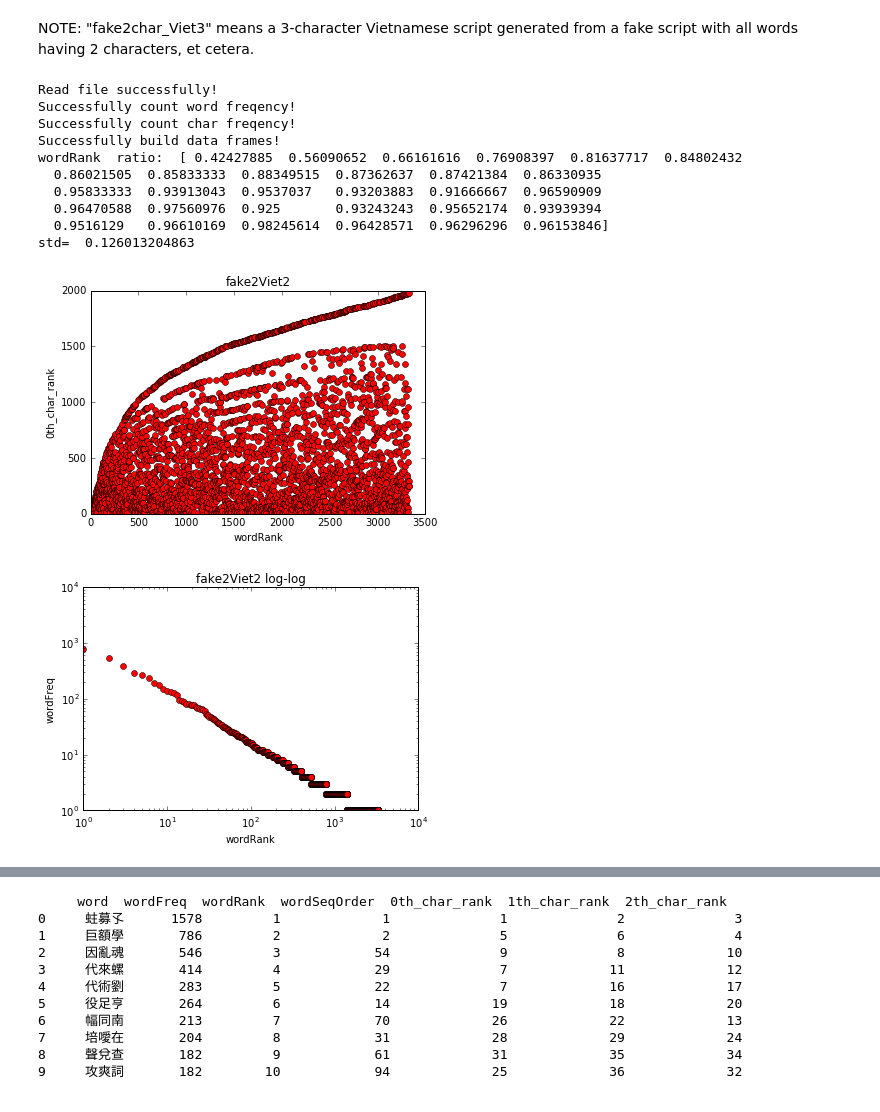
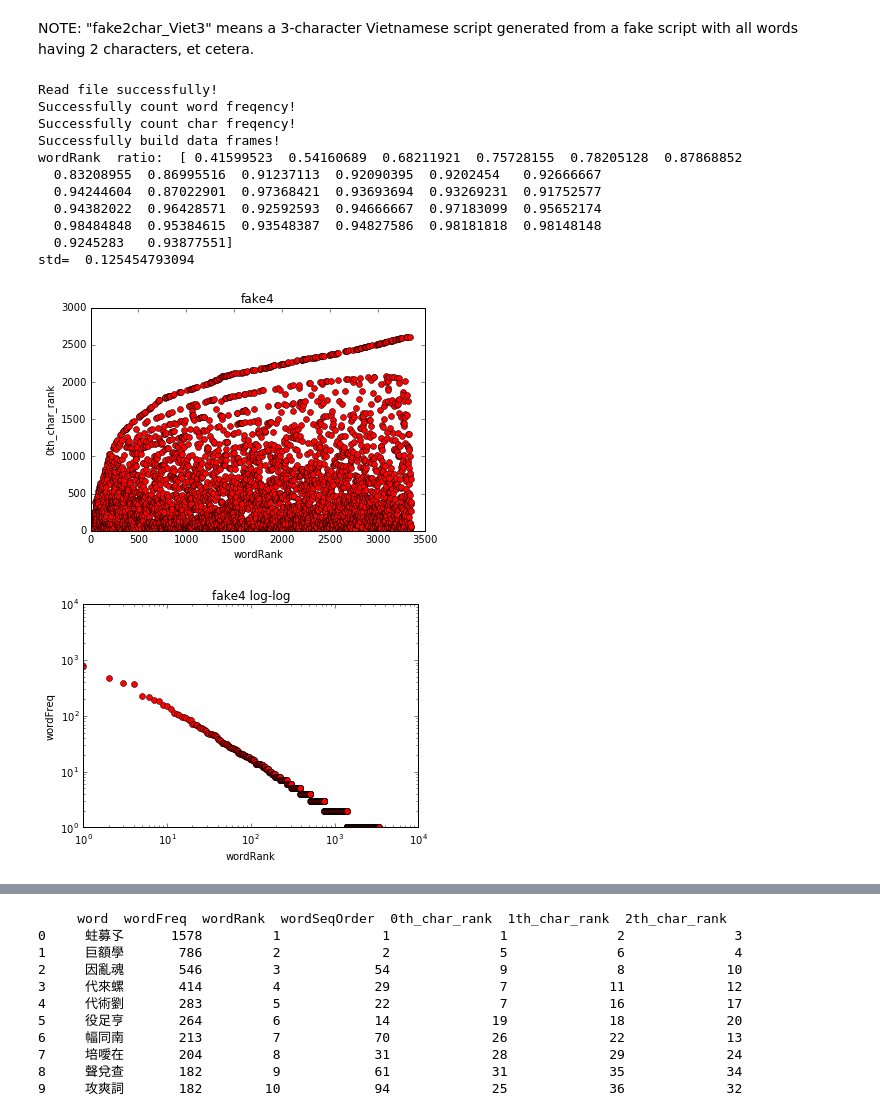
Before and after one commit to godofhoe/2016_Dec_10_fake_script_Vietnamese, a Jupyter notebook: crazy_fake_count_2016_Dec_10.ipynb, the cells around one changed output, grey strips where cells are left out. Cells and saved outputs as stored; diff of their text form; code cells hidden in the pictures.

```diff
--- a/crazy_fake_count_2016_Dec_10.ipynb
+++ b/crazy_fake_count_2016_Dec_10.ipynb
@@ -217,25 +217,26 @@ NOTE: "fake2char_Viet3" means a 3-character Vietnamese script generated from a f
 # %%
 #encode = "UTF-16" #(1)
 encode = "UTF-8"   #(2)
 ##if anything goes into trouble, use (1) instead of (2), and vise versa.
-filename = "DEC10FAKE2.txt" #change filename when you want to get statictical information of another
+filename = "DEC10FAKE4.txt" #change filename when you want to get statictical information of another
 ##text file.
 big, char, word = main(filename,encode)
-draw(big,title = "fake2Viet2")
+draw(big,title = "fake4")
 arr = check_const_ratio(word,feature= "wordRank", criteria = "wordFreq",max_range = 200)
 # %% [output]
 Read file successfully!
 Successfully count word freqency!
 Successfully count char freqency!
 Successfully build data frames!
-wordRank  ratio:  [ 0.42427885  0.56090652  0.66161616  0.76908397  0.81637717  0.84802432
-  0.86021505  0.85833333  0.88349515  0.87362637  0.87421384  0.86330935
-  0.95833333  0.93913043  0.9537037   0.93203883  0.91666667  0.96590909
-  0.96470588  0.97560976  0.925       0.93243243  0.95652174  0.93939394
-  0.9516129   0.96610169  0.98245614  0.96428571  0.96296296  0.96153846]
-std=  0.126013204863
+wordRank  ratio:  [ 0.41599523  0.54160689  0.68211921  0.75728155  0.78205128  0.87868852
+  0.83208955  0.86995516  0.91237113  0.92090395  0.9202454   0.92666667
+  0.94244604  0.87022901  0.97368421  0.93693694  0.93269231  0.91752577
+  0.94382022  0.96428571  0.92592593  0.94666667  0.97183099  0.95652174
+  0.98484848  0.95384615  0.93548387  0.94827586  0.98181818  0.98148148
+  0.9245283   0.93877551]
+std=  0.125454793094
-[figure, old version]
+[figure, new version]
-[figure, old version]
+[figure, new version]
 # %%
 print(big.to_string())
 # %% [output]
```
Also changed, not shown: parts of 7 cells of this notebook, 3 other files.
